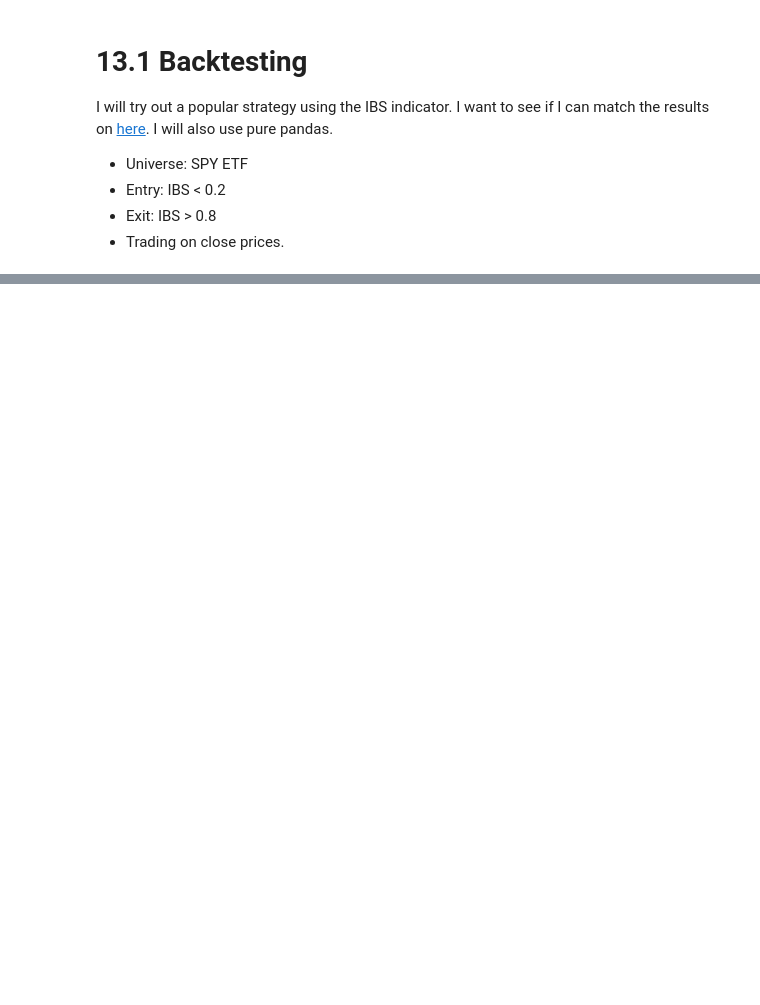
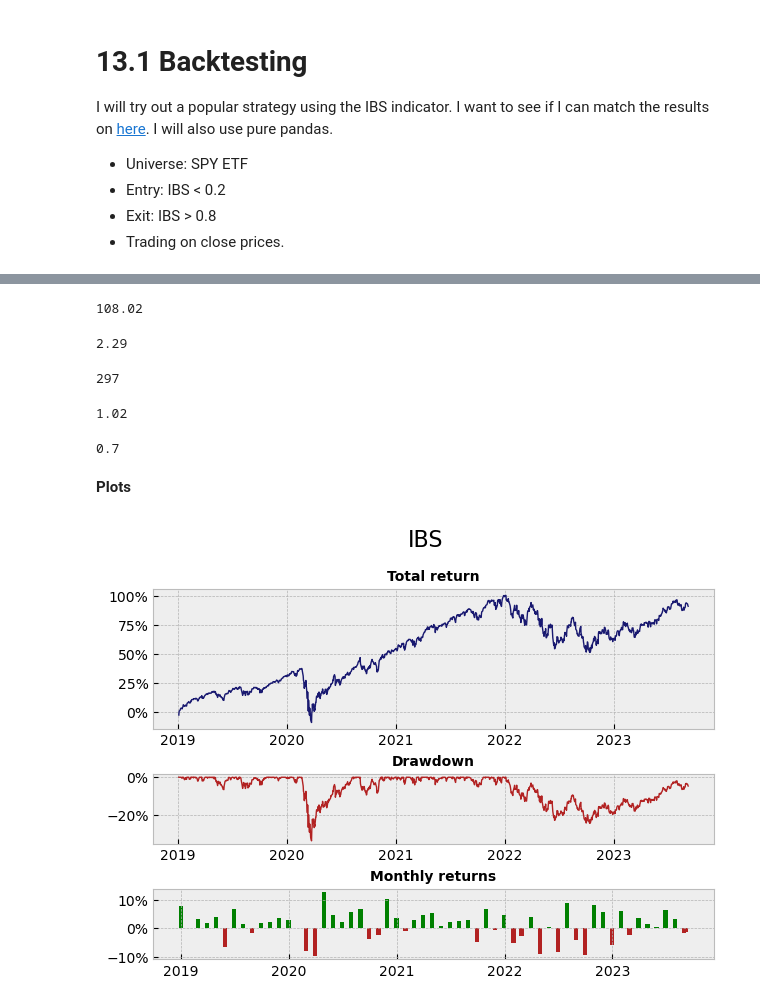
Before and after one commit to shinathan/polygon.io-stock-database, a Jupyter notebook: 13_backtesting.ipynb, the cells around one changed output, grey strips where cells are left out. Cells and saved outputs as stored; diff of their text form; code cells hidden in the pictures; blank space fills up the shorter version.

Commit message:
added tradelog/filllog and statistics

```diff
--- a/13_backtesting.ipynb
+++ b/13_backtesting.ipynb
@@ -81,0 +93,2 @@ Per-trade statistics
+# %%
+daily['cumulative_return'] = (daily['return'] + 1).cumprod() - 1
@@ -81,0 +139,5 @@ Per-trade statistics
+# %%
+# The alpha/beta can be misleading! The reason there is no alpha is because the strategy either is 100% invested in the benchmark of zero. Even if a strategy only picks the positive days, the alpha will be zero, because the beta will simply be scaled by a fraction that depends on the amount of positive days. On days where the strategy is in the index, the beta is 1. Else it is 0. Aggregating to higher timeframes does not solve this problem apparently.
+daily['perfect_strategy_returns'] = np.where(daily['return'] > 0, daily['return'], 0)
+daily['perfect_strategy_returns_cumulative'] = (daily['perfect_strategy_returns'] + 1).cumprod() - 1
+calculate_alpha_beta(daily['perfect_strategy_returns'][2:], daily['return'][2:])
@@ -81,0 +163,4 @@ Per-trade statistics
+# %%
+drawdowns, max_dd, max_dd_duration = calculate_drawdowns(daily['return'])
+print(max_dd)
+print(max_dd_duration)
@@ -81,0 +235,60 @@ Per-trade statistics
+# %%
+fill_log['transaction_costs'] = fill_log['buy_or_sell'].abs()*fill_log['close']*0.001
+total_transaction_costs = fill_log['transaction_costs'].sum()
+round(total_transaction_costs, 2)
+# %% [output]
+108.02
+# %%
+average_profit_per_trade = trade_log['profit'].mean()
+round(average_profit_per_trade, 2)
+# %% [output]
+2.29
+# %%
+amount_of_trades = len(fill_log)
+amount_of_trades
+# %% [output]
+297
+# %%
+average_profit = trade_log[trade_log['profit'] > 0]['profit'].mean()
+average_loss = abs(trade_log[trade_log['profit'] < 0]['profit'].mean())
+profit_factor = average_profit/average_loss
+round(profit_factor, 2)
+# %% [output]
+1.02
+# %%
+number_of_profits = trade_log[trade_log['profit'] > 0]['profit'].count()
+win_rate = number_of_profits/len(trade_log)
+round(win_rate, 2)
+# %% [output]
+0.7
+# %% [markdown]
+**Plots**
+# %%
+fig, (ax1, ax2, ax3) = plt.subplots(nrows=3, gridspec_kw={'height_ratios': [2, 1, 1]})
+fig.suptitle('IBS',fontsize=16)
+fig.tight_layout(pad=1.5)
+
+# Returns
+ax1.plot(daily.index, daily["cumulative_return"]*100, color="midnightblue", linewidth=1)
+ax1.yaxis.set_major_formatter(mtick.PercentFormatter(decimals=0))
+ax1.set_title('Total return', fontsize=10, fontweight='bold')
+
+# Drawdown
+ax2.plot(drawdowns.index, drawdowns*100, color="firebrick", linewidth=1)
+ax2.yaxis.set_major_formatter(mtick.PercentFormatter(decimals=0))
+ax2.set_title('Drawdown', fontsize=10, fontweight='bold')
+
+# Monthly returns
+monthly_return = daily['return'].resample('1M').sum()
+colors = ['firebrick' if ret < 0 else 'g' for ret in monthly_return]
+monthly_return_index = monthly_return.index.values
+monthly_return_index[0] = daily.index[0] # To make the x-axis align
+monthly_return_index[-1] = daily.index[-1] # To make the x-axis align
+
+ax3.bar(monthly_return.index, monthly_return.values*100, width=15, color=colors)
+ax3.yaxis.set_major_formatter(mtick.PercentFormatter(decimals=0))
+ax3.set_title('Monthly returns', fontsize=10, fontweight='bold')
+
+plt.show()
+# %% [output]
+[figure, added]
```
Also changed, not shown: parts of 25 cells of this notebook, 1 other file.
